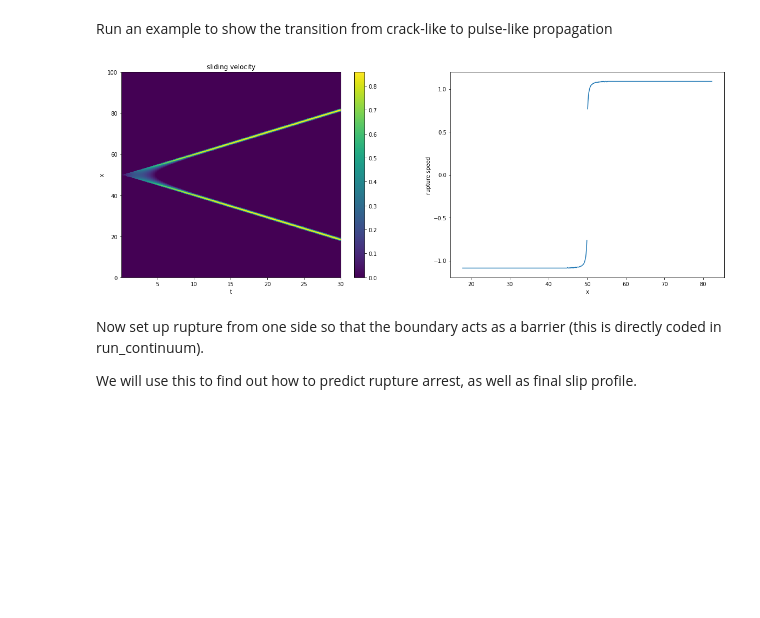
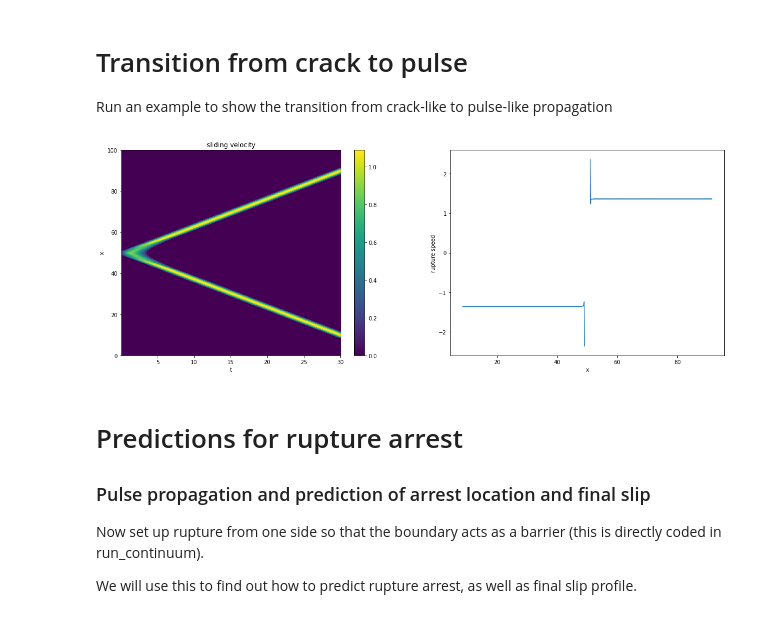
Before and after one commit to kjetilthogersen/1D-rupture, a Jupyter notebook: pulse_arrest.ipynb, the cells around one changed output. Cells and saved outputs as stored; diff of their text form; code cells hidden in the pictures; blank space fills up the shorter version.

```diff
--- a/pulse_arrest.ipynb
+++ b/pulse_arrest.ipynb
@@ -6,34 +55,39 @@ import scipy.signal
 # %% [markdown]
+# Transition from crack to pulse
 Run an example to show the transition from crack-like to pulse-like propagation
 # %%
 x = np.linspace(0,100,1000)
 dt = 1e-3
 tmax = 30
 gamma = 0.65
 beta = 0.01
-tau = 0.3*np.ones(np.size(x))
-tau[500]=1
+tau = 0.6*np.ones(np.size(x))
+tau[490:510]=1
 output_interval = 100
 
 data = run.run_continuum(x = x, tau = tau, tau_minus = tau+2, dt = dt, output_interval = output_interval, gamma = gamma, tmax = tmax, beta = beta)
 
 plt.figure(figsize=(20,7))
 plt.subplot(1,2,1)
-plt.pcolor(data['t'],x,data['v'])
+plt.pcolor(data['t'],x,data['v'],shading='auto')
 plt.ylabel('x')
 plt.xlabel('t')
 plt.title('sliding velocity')
 plt.colorbar()
 
 plt.subplot(1,2,2)
 plt.plot(x,np.gradient(x)/np.gradient(data['unstickTime']))
 plt.ylabel('rupture speed')
 plt.xlabel('x')
 
 plt.show()
 # %% [output]
-[figure, old version]
+[figure, new version]
 # %% [markdown]
+# Predictions for rupture arrest
+
+### Pulse propagation and prediction of arrest location and final slip
+
 Now set up rupture from one side so that the boundary acts as a barrier (this is directly coded in run_continuum).
 
 We will use this to find out how to predict rupture arrest, as well as final slip profile.
```
Also changed, not shown: parts of 33 cells of this notebook, 2 other files.
